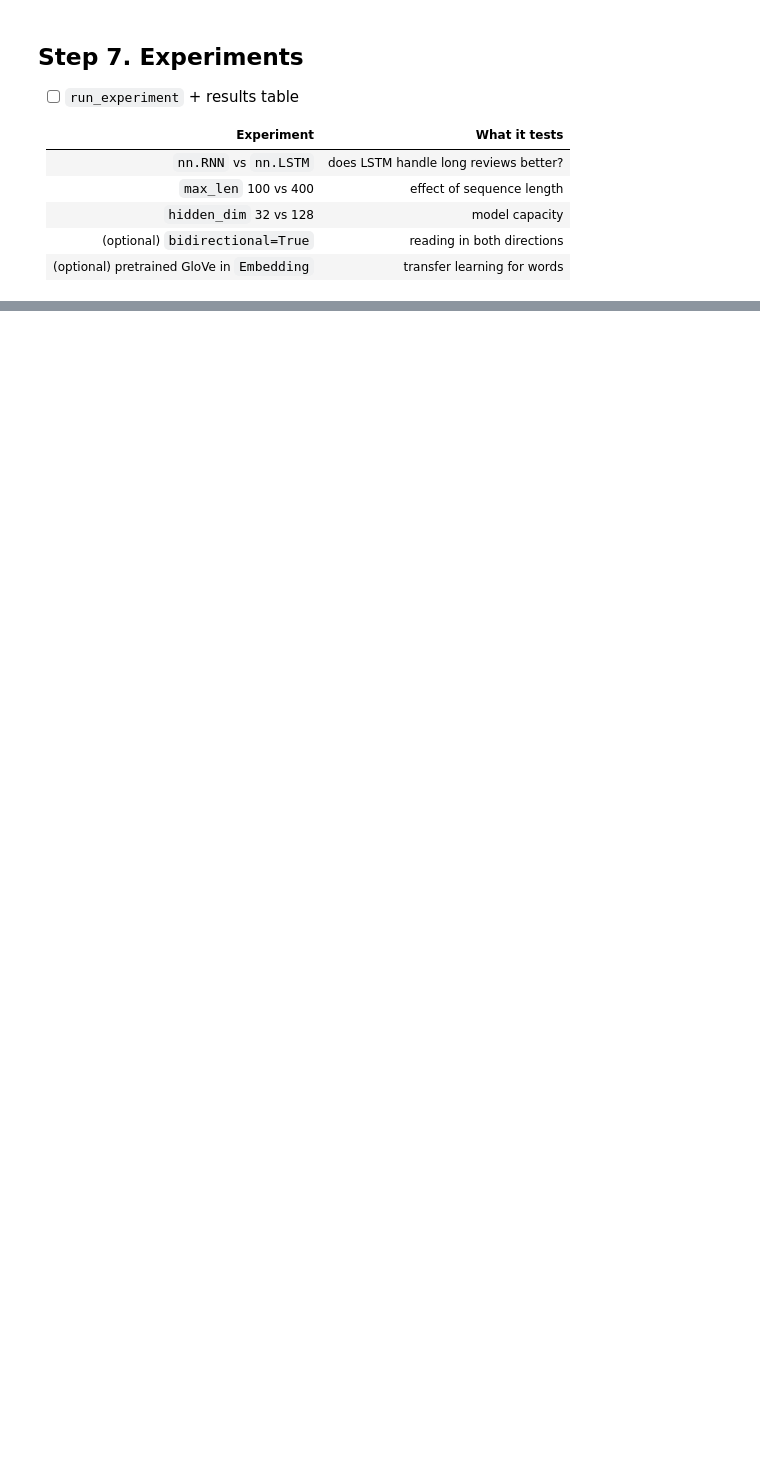
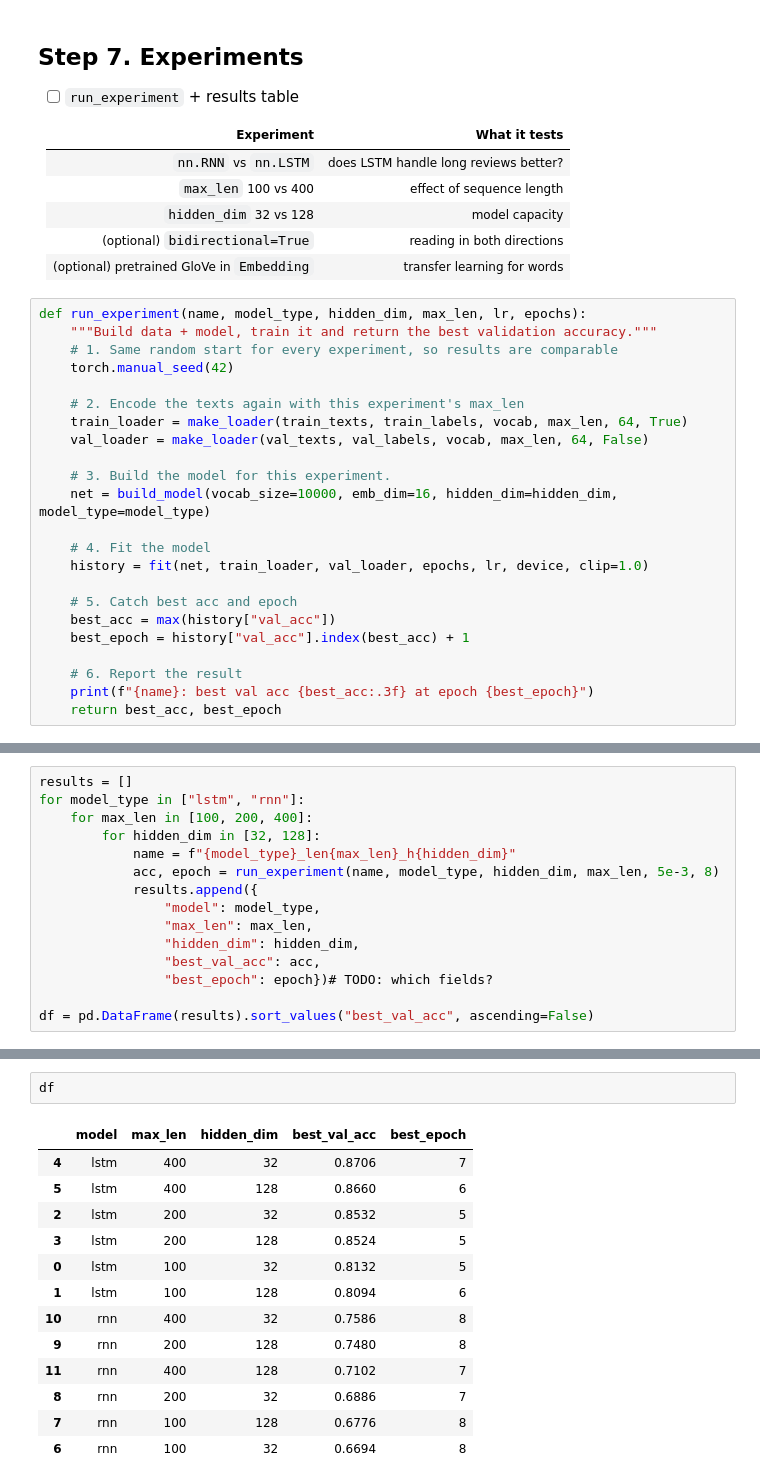
Before and after one commit to michallitwin/python-learning, a Jupyter notebook: python_dl/Deep_learning/rnn_project.ipynb, the cells around one changed output, grey strips where cells are left out. Drawn from its saved outputs; the diff is of its cells as text; blank space fills up the shorter version.

```diff
--- a/python_dl/Deep_learning/rnn_project.ipynb
+++ b/python_dl/Deep_learning/rnn_project.ipynb
@@ -545,3 +746,26 @@ PIPLINE
 | `hidden_dim` 32 vs 128 | model capacity |
 | (optional) `bidirectional=True` | reading in both directions |
 | (optional) pretrained GloVe in `Embedding` | transfer learning for words |
+# %%
+def run_experiment(name, model_type, hidden_dim, max_len, lr, epochs):
+    """Build data + model, train it and return the best validation accuracy."""
+    # 1. Same random start for every experiment, so results are comparable
+    torch.manual_seed(42)
+
+    # 2. Encode the texts again with this experiment's max_len
+    train_loader = make_loader(train_texts, train_labels, vocab, max_len, 64, True)
+    val_loader = make_loader(val_texts, val_labels, vocab, max_len, 64, False)
+
+    # 3. Build the model for this experiment.
+    net = build_model(vocab_size=10000, emb_dim=16, hidden_dim=hidden_dim, model_type=model_type)
+
+    # 4. Fit the model
+    history = fit(net, train_loader, val_loader, epochs, lr, device, clip=1.0)
+
+    # 5. Catch best acc and epoch
+    best_acc = max(history["val_acc"])
+    best_epoch = history["val_acc"].index(best_acc) + 1
+
+    # 6. Report the result
+    print(f"{name}: best val acc {best_acc:.3f} at epoch {best_epoch}")
+    return best_acc, best_epoch
@@ -547,0 +776,15 @@ PIPLINE
+# %%
+results = []
+for model_type in ["lstm", "rnn"]:
+    for max_len in [100, 200, 400]:
+        for hidden_dim in [32, 128]:
+            name = f"{model_type}_len{max_len}_h{hidden_dim}"
+            acc, epoch = run_experiment(name, model_type, hidden_dim, max_len, 5e-3, 8)
+            results.append({
+                "model": model_type,
+                "max_len": max_len,
+                "hidden_dim": hidden_dim,
+                "best_val_acc": acc,
+                "best_epoch": epoch})# TODO: which fields?
+
+df = pd.DataFrame(results).sort_values("best_val_acc", ascending=False)
@@ -547,0 +809,16 @@ PIPLINE
+# %%
+df
+# %% [output]
+|  | model | max_len | hidden_dim | best_val_acc | best_epoch |
+| 4 | lstm | 400 | 32 | 0.8706 | 7 |
+| 5 | lstm | 400 | 128 | 0.8660 | 6 |
+| 2 | lstm | 200 | 32 | 0.8532 | 5 |
+| 3 | lstm | 200 | 128 | 0.8524 | 5 |
+| 0 | lstm | 100 | 32 | 0.8132 | 5 |
+| 1 | lstm | 100 | 128 | 0.8094 | 6 |
+| 10 | rnn | 400 | 32 | 0.7586 | 8 |
+| 9 | rnn | 200 | 128 | 0.7480 | 8 |
+| 11 | rnn | 400 | 128 | 0.7102 | 7 |
+| 8 | rnn | 200 | 32 | 0.6886 | 7 |
+| 7 | rnn | 100 | 128 | 0.6776 | 8 |
+| 6 | rnn | 100 | 32 | 0.6694 | 8 |
```
Also changed, not shown: parts of 21 cells of this notebook, 1 other file.
